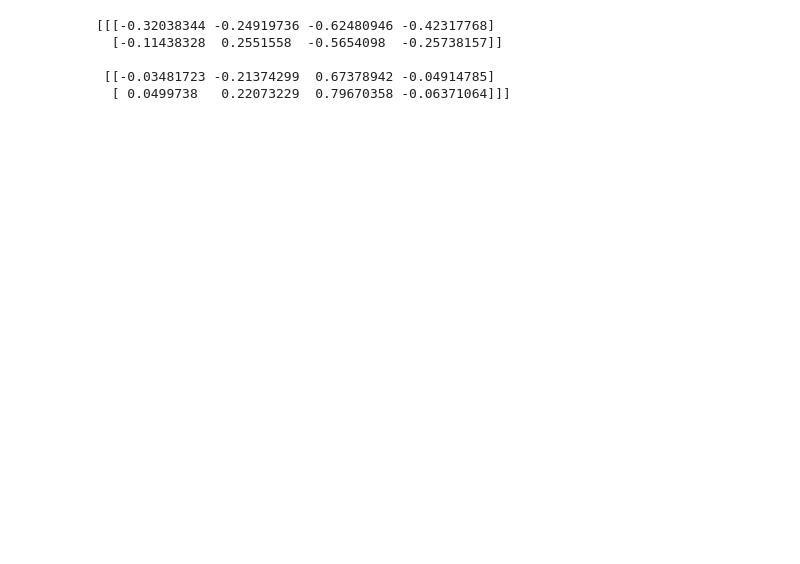
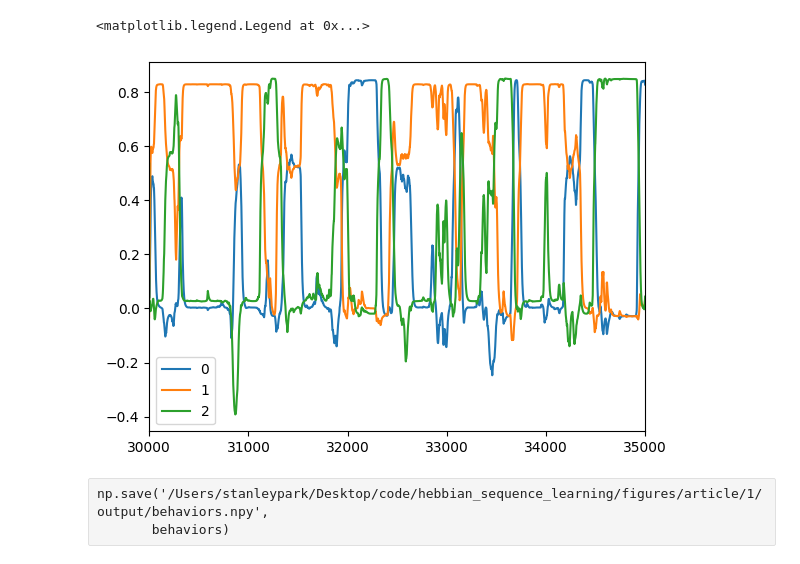
Before and after one commit to jp464/striatal-sequence, a Jupyter notebook: figures/article/1/net2-learning.ipynb, the cells around one changed output. Drawn from its saved outputs; the diff is of its cells as text; code cells hidden in the pictures; blank space fills up the shorter version.

Commit message:
learning simulation algorithm

```diff
--- a/figures/article/1/net2-learning.ipynb
+++ b/figures/article/1/net2-learning.ipynb
@@ -62,4 +78,8 @@ correlations = sequences_ctx[0].overlaps(net_ctx, ctx, phi=phi, correlation=True
 # %%
 for i, row in enumerate(correlations):
     plt.plot(row, label=str(i))
+    plt.xlim(30000, 35000)
 plt.legend()
+# %% [output]
+<matplotlib.legend.Legend at 0x...>
+[figure, added]
@@ -72,24 +85,0 @@ behavior = np.random.randint(4, size=1000)
-# %%
-mouse = ReachingTask(2)
-
-for i in range(len(behavior)):
-    if i == 0:
-        s1 = 'out'
-        w1 = 0
-        prev = None
-    else:
-        s0, w0 = s1, w1
-        a0, a1 = behavior[i-1], behavior[i]
-        mouse.detect_reward(s0, a0, w0)
-        s1, w1 = mouse.state_transition(s0, a0, w0)
-        mouse.td_learning(s0, a0, w0, s1, a1, w1)
-#         if i > 1:
-#             print("actions: " + str((prev[0][1], prev[1][1])) + "; Qvals:: " + str((mouse.Qvalues[prev[0][2], mouse.states.index(prev[0][0]), prev[0][1]], mouse.Qvalues[prev[1][2], mouse.states.index(prev[1][0]), prev[1][1]])))
-        prev = [(s0, a0, w0), (s1, a1, w1)]
-print(mouse.Qvalues)
-# %% [output]
-[[[-0.32038344 -0.24919736 -0.62480946 -0.42317768]
-  [-0.11438328  0.2551558  -0.5654098  -0.25738157]]
-
- [[-0.03481723 -0.21374299  0.67378942 -0.04914785]
-  [ 0.0499738   0.22073229  0.79670358 -0.06371064]]]
@@ -97,0 +86,3 @@ np.zeros((2,2,4))[False]
+# %% [raw]
+np.save('/Users/stanleypark/Desktop/code/hebbian_sequence_learning/figures/article/1/output/behaviors.npy',
+       behaviors)
```
Also changed, not shown: parts of 8 cells of this notebook, 4 other files.
